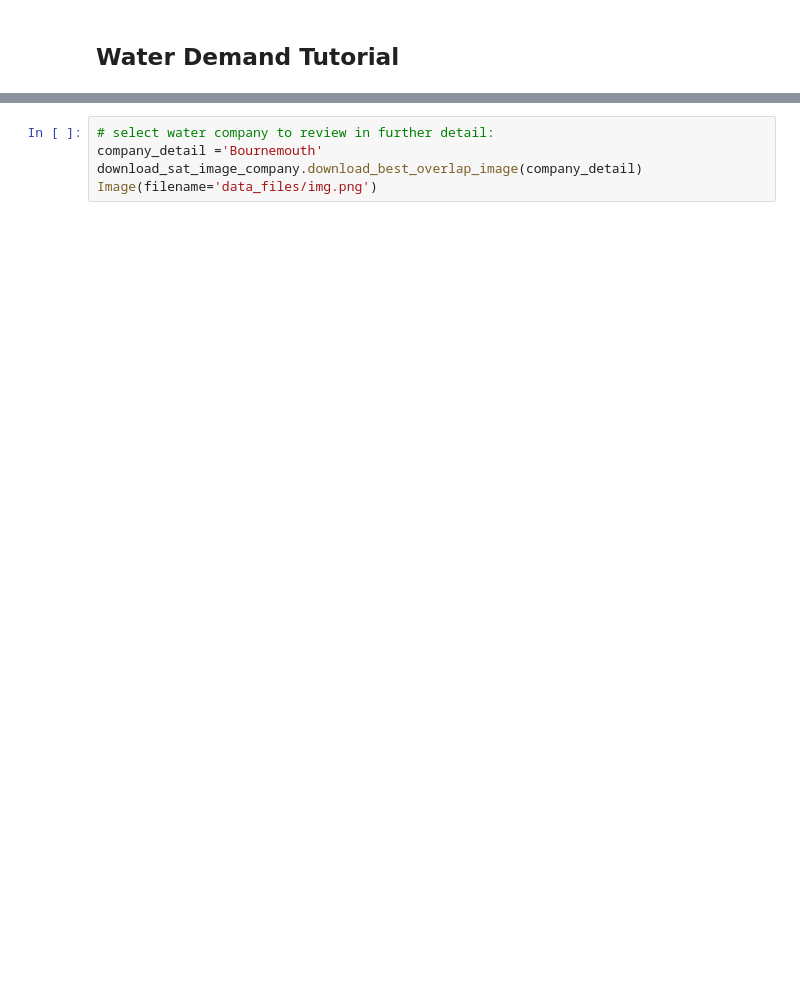
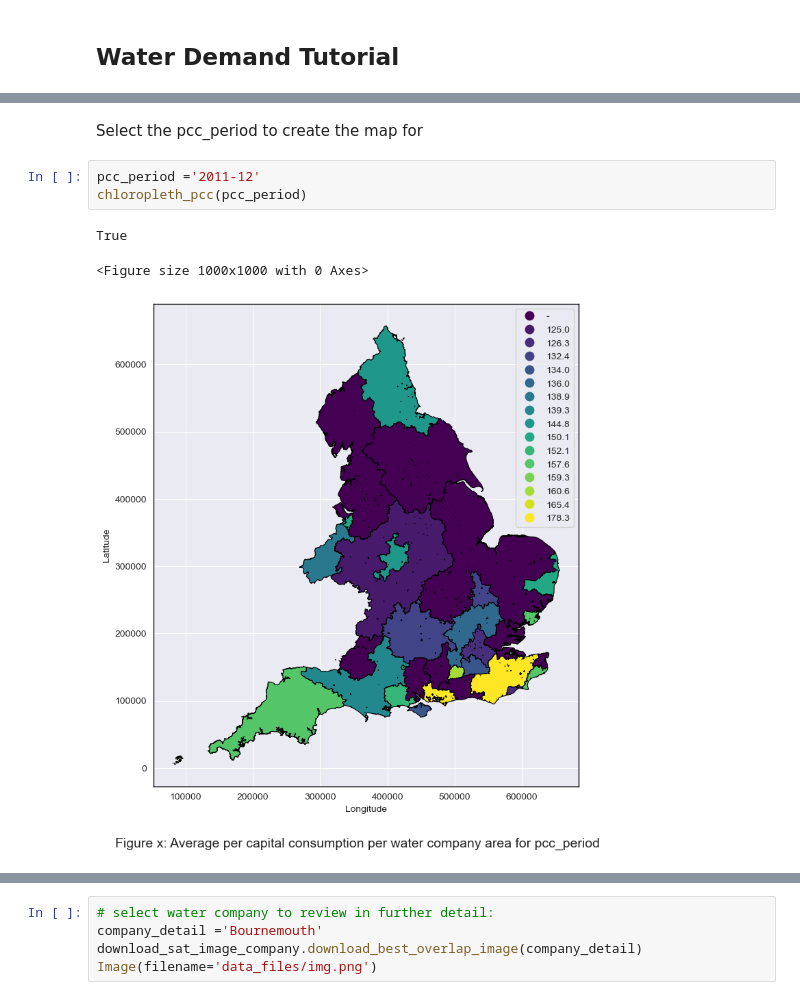
Before and after one commit to CharmsN/waterdemand, a Jupyter notebook: Tutorial_CN.ipynb, the cells around one changed output, grey strips where cells are left out. Saved outputs shown, nothing was run; the diff lists cells and outputs as text; blank space fills up the shorter version.

```diff
--- a/Tutorial_CN.ipynb
+++ b/Tutorial_CN.ipynb
@@ -27,2 +15,11 @@ from chloropleth import chloropleth_pcc
+# %% [markdown]
+Select the pcc_period to create the map for
+# %%
+pcc_period ='2011-12'
+chloropleth_pcc(pcc_period)
+# %% [output]
+True
+<Figure size 1000x1000 with 0 Axes>
+[figure, added]
 # %%
 pcc_period ='2019-20'
```
Also changed, not shown: parts of 33 cells of this notebook.
